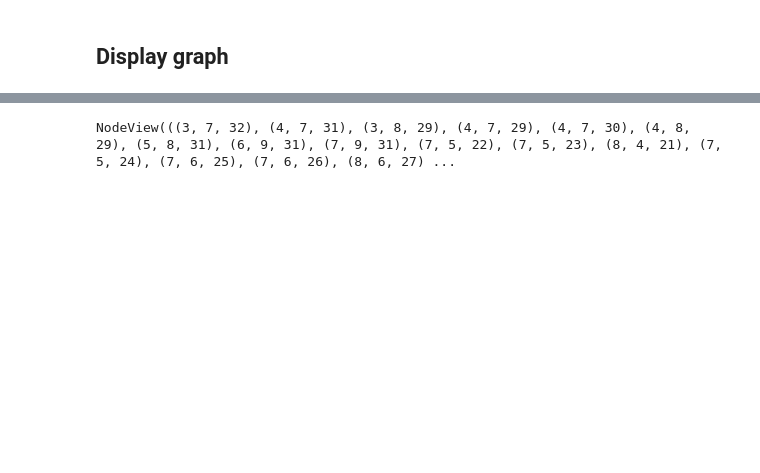
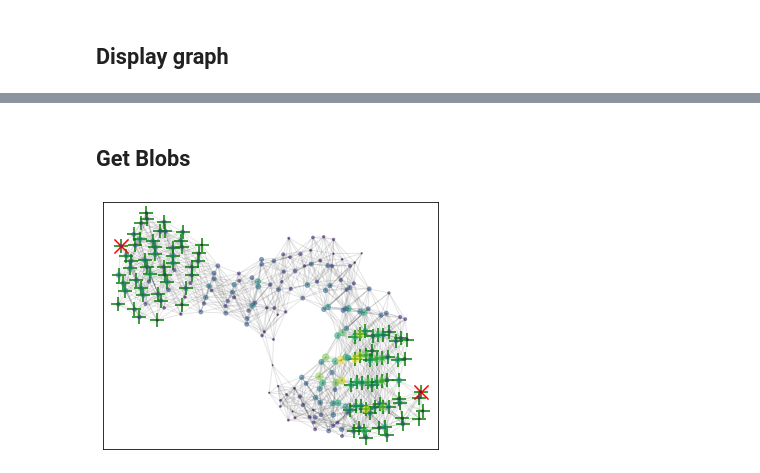
Before and after one commit to jahernando/nextana, a Jupyter notebook: NB/topo/topo_cnn_deconv.ipynb, the cells around one changed output, grey strips where cells are left out. Drawn from its saved outputs; the diff is of its cells as text; code cells hidden in the pictures; blank space fills up the shorter version.

Commit message:
preparing blobs

```diff
--- a/NB/topo/topo_cnn_deconv.ipynb
+++ b/NB/topo/topo_cnn_deconv.ipynb
@@ -142,4 +142,2 @@ extremes distance: 42 , extrenes nodes: (22, 16, 4) (3, 7, 32)
-# %%
-graph.nodes
-# %% [output]
-NodeView(((3, 7, 32), (4, 7, 31), (3, 8, 29), (4, 7, 29), (4, 7, 30), (4, 8, 29), (5, 8, 31), (6, 9, 31), (7, 9, 31), (7, 5, 22), (7, 5, 23), (8, 4, 21), (7, 5, 24), (7, 6, 25), (7, 6, 26), (8, 6, 27) ...
+# %% [markdown]
+## Get Blobs
@@ -145,0 +153,11 @@ NodeView(((3, 7, 32), (4, 7, 31), (3, 8, 29), (4, 7, 29), (4, 7, 30), (4, 8, 29)
+# %%
+distance = 3
+blobs     = [graphfun.subgraph_within_distance(longest_graph, x, distance) for x in (u, v)]
+blobs_ene = [graphfun.graph_total_weight(blob) for blob in blobs]
+blobs_bc  = [graphfun.graph_barycenter(blob) for blob in blobs]
+# %%
+cv = pltext.canvas(2, 1)
+cv(1)
+graphfun.display_graph(graph, extremes = (u, v), blobs = blobs)
+# %% [output]
+[figure, added]
```
Also changed, not shown: parts of 8 cells of this notebook, 2 other files.
